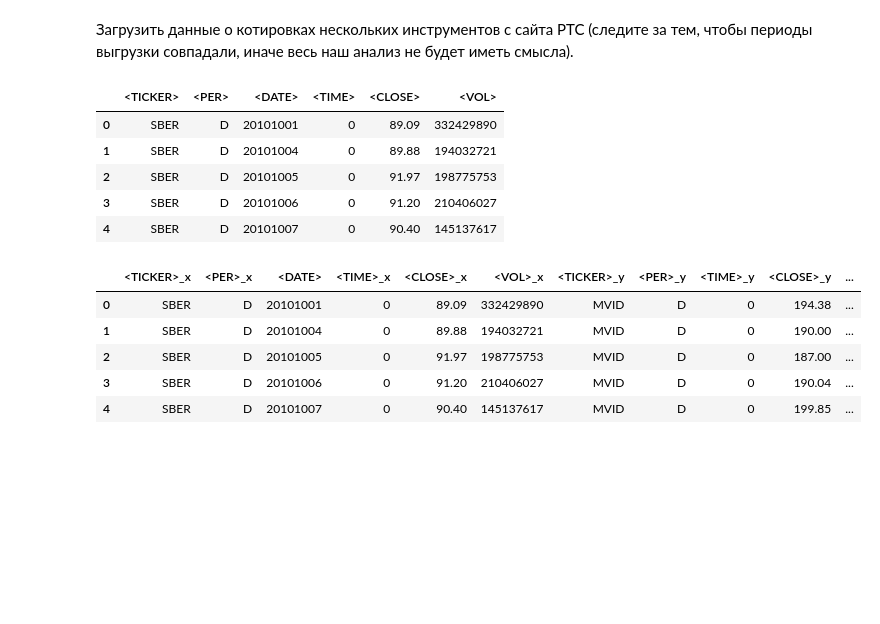
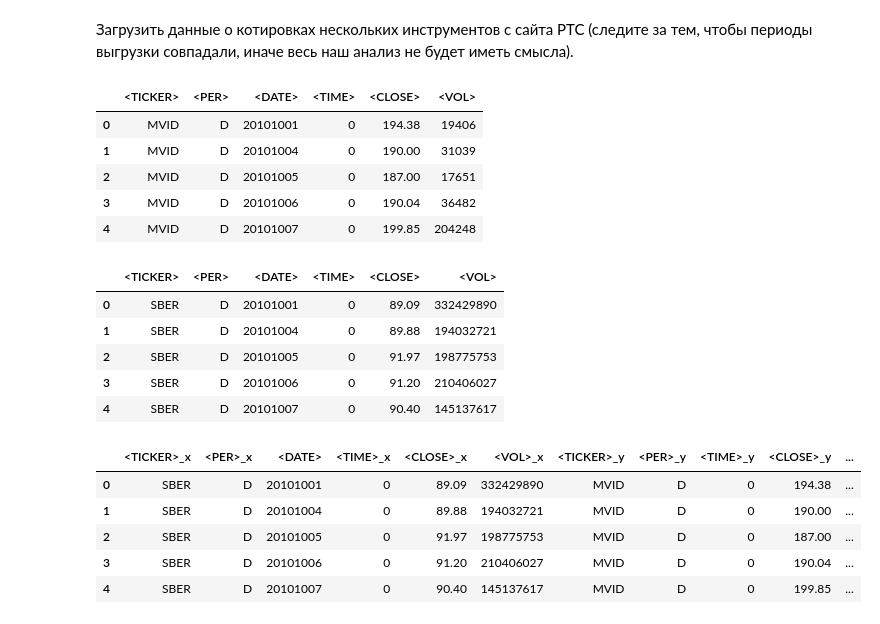
Before and after one commit to nik-boop/ML_course, a Jupyter notebook: MyWork/ML1.1_sgd/ML1.1_sgd.ipynb, the cells around one changed output. Saved outputs shown, nothing was run; the diff lists cells and outputs as text; code cells hidden in the pictures; blank space fills up the shorter version.

```diff
--- a/MyWork/ML1.1_sgd/ML1.1_sgd.ipynb
+++ b/MyWork/ML1.1_sgd/ML1.1_sgd.ipynb
@@ -7,15 +7,22 @@ import matplotlib.pyplot as plt
 # %%
 mvid = pd.read_csv('data/MVID_101001_171001.txt')
 sber = pd.read_csv('data/SBER_101001_171001.txt')
-# %%
-sber.head()
-# %% [output]
-|  | <TICKER> | <PER> | <DATE> | <TIME> | <CLOSE> | <VOL> |
-| 0 | SBER | D | 20101001 | 0 | 89.09 | 332429890 |
-| 1 | SBER | D | 20101004 | 0 | 89.88 | 194032721 |
-| 2 | SBER | D | 20101005 | 0 | 91.97 | 198775753 |
-| 3 | SBER | D | 20101006 | 0 | 91.20 | 210406027 |
-| 4 | SBER | D | 20101007 | 0 | 90.40 | 145137617 |
+# %%
+display(mvid.head())
+display(sber.head())
+# %% [output]
+|  | <TICKER> | <PER> | <DATE> | <TIME> | <CLOSE> | <VOL> |
+| 0 | MVID | D | 20101001 | 0 | 194.38 | 19406 |
+| 1 | MVID | D | 20101004 | 0 | 190.00 | 31039 |
+| 2 | MVID | D | 20101005 | 0 | 187.00 | 17651 |
+| 3 | MVID | D | 20101006 | 0 | 190.04 | 36482 |
+| 4 | MVID | D | 20101007 | 0 | 199.85 | 204248 |
+|  | <TICKER> | <PER> | <DATE> | <TIME> | <CLOSE> | <VOL> |
+| 0 | SBER | D | 20101001 | 0 | 89.09 | 332429890 |
+| 1 | SBER | D | 20101004 | 0 | 89.88 | 194032721 |
+| 2 | SBER | D | 20101005 | 0 | 91.97 | 198775753 |
+| 3 | SBER | D | 20101006 | 0 | 91.20 | 210406027 |
+| 4 | SBER | D | 20101007 | 0 | 90.40 | 145137617 |
 # %%
 res = pd.merge(sber, mvid, on='<DATE>')
 res.head()
```
Also changed, not shown: 8 other files.
